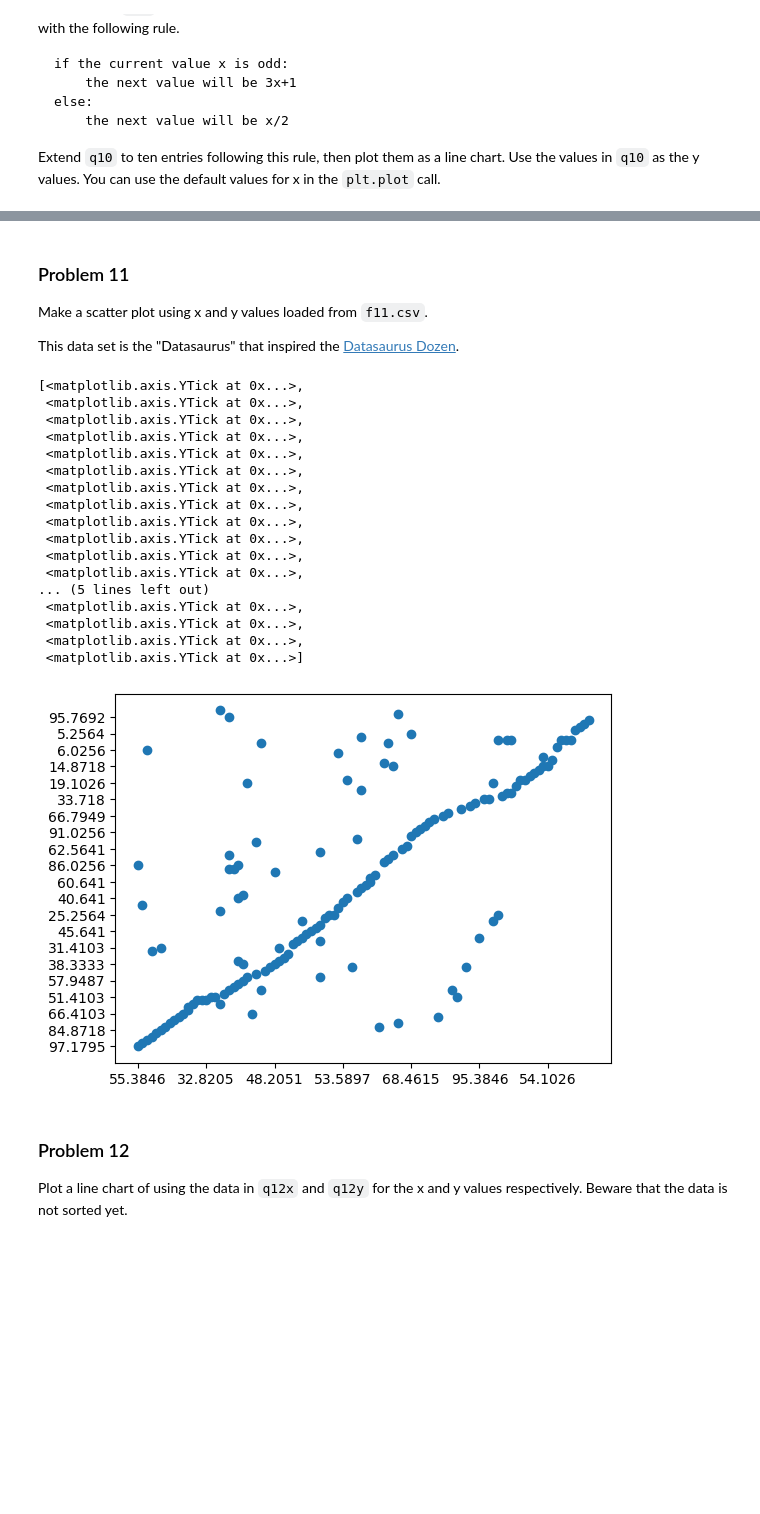
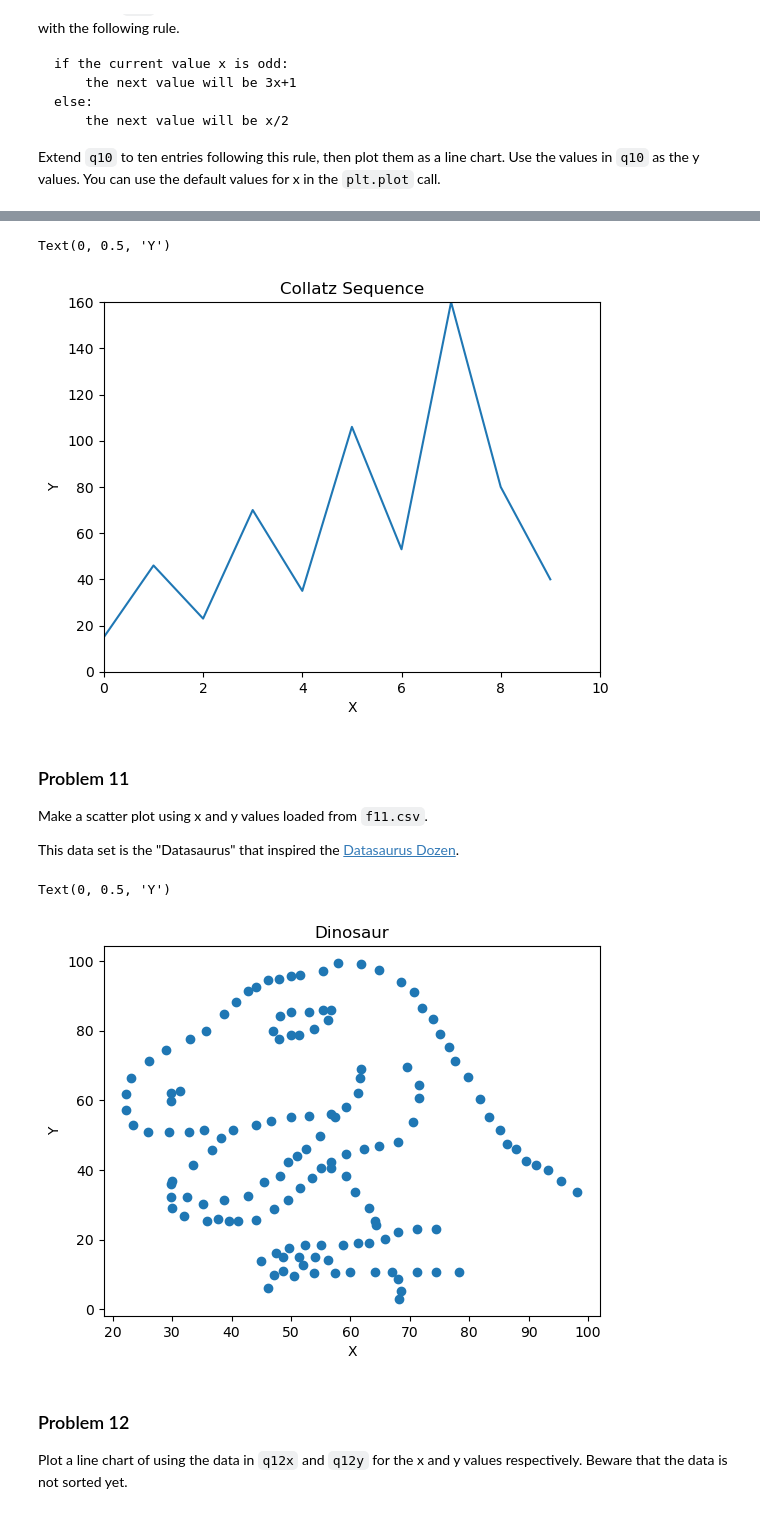
Before and after one commit to calebhadley1/dx602-homework-05, a Jupyter notebook: homework.ipynb, the cells around one changed output, grey strips where cells are left out. Drawn from its saved outputs; the diff is of its cells as text; code cells hidden in the pictures; blank space fills up the shorter version.

```diff
--- a/homework.ipynb
+++ b/homework.ipynb
@@ -247,0 +253,25 @@ plt.ylim(0, 6)
+# %%
+# YOUR CHANGES HERE
+l = [{
+        "x_data": q8a_x,
+        "y_data": q8a_y
+    },
+    {
+        "x_data": q8b_x,
+        "y_data": q8b_y
+    },
+    {
+        "x_data": q8c_x,
+        "y_data": q8c_y
+    }
+]
+
+for i, d in enumerate(l):
+    plt.subplot(3, 1, i+1)
+    plt.plot(d["x_data"], d["y_data"])
+    plt.xlim(-3, 10)
+    plt.ylim(0, 6)
+    plt.title("Unknown Data")
+    plt.xlabel("X")
+    plt.ylabel("Y")
+plt.subplots_adjust(hspace=0.8)
@@ -296,3 +322,16 @@ plt.plot(q10)
+# %%
+# YOUR CHANGES HERE
+
+plt.plot(q10)
+plt.title("Collatz Sequence")
+# Adjust x and y lim to avoid starting above 0
+plt.xlim(0, 10)
+plt.ylim(0, 160)
+plt.xlabel("X")
+plt.ylabel("Y")
+# %% [output]
+Text(0, 0.5, 'Y')
+[figure, added]
 # %% [markdown]
 ### Problem 11
 
@@ -302,37 +341,24 @@ This data set is the "Datasaurus" that inspired the [Datasaurus Dozen](https://w
 # %%
 # YOUR CHANGES HERE
 import csv
 
 with open('f11.csv') as f11_file:
     f11_reader = csv.DictReader(f11_file)
     f11_data = list(f11_reader)
+# Data reads as strings, need to convert to floats
+for d in f11_data:
+    d["x"] = float(d["x"])
+    d["y"] = float(d["y"])
 f11_data
-
 f11_x = [d['x'] for d in f11_data]
 f11_y = [d['y'] for d in f11_data]
 plt.scatter(f11_x, f11_y)
-ax = plt.gca()
-ax.set_xticks(ax.get_xticks()[::15])
-ax.set_yticks(ax.get_yticks()[::5])
+plt.title("Dinosaur")
+plt.xlabel("X")
+plt.ylabel("Y")
 # %% [output]
-[<matplotlib.axis.YTick at 0x...>,
- <matplotlib.axis.YTick at 0x...>,
- <matplotlib.axis.YTick at 0x...>,
- <matplotlib.axis.YTick at 0x...>,
- <matplotlib.axis.YTick at 0x...>,
- <matplotlib.axis.YTick at 0x...>,
- <matplotlib.axis.YTick at 0x...>,
- <matplotlib.axis.YTick at 0x...>,
- <matplotlib.axis.YTick at 0x...>,
- <matplotlib.axis.YTick at 0x...>,
- <matplotlib.axis.YTick at 0x...>,
- <matplotlib.axis.YTick at 0x...>,
-... (5 lines left out)
- <matplotlib.axis.YTick at 0x...>,
- <matplotlib.axis.YTick at 0x...>,
- <matplotlib.axis.YTick at 0x...>,
- <matplotlib.axis.YTick at 0x...>]
+Text(0, 0.5, 'Y')
-[figure, old version]
+[figure, new version]
 # %% [markdown]
 ### Problem 12
 
```
Also changed, not shown: parts of 22 cells of this notebook, 1 other file.
